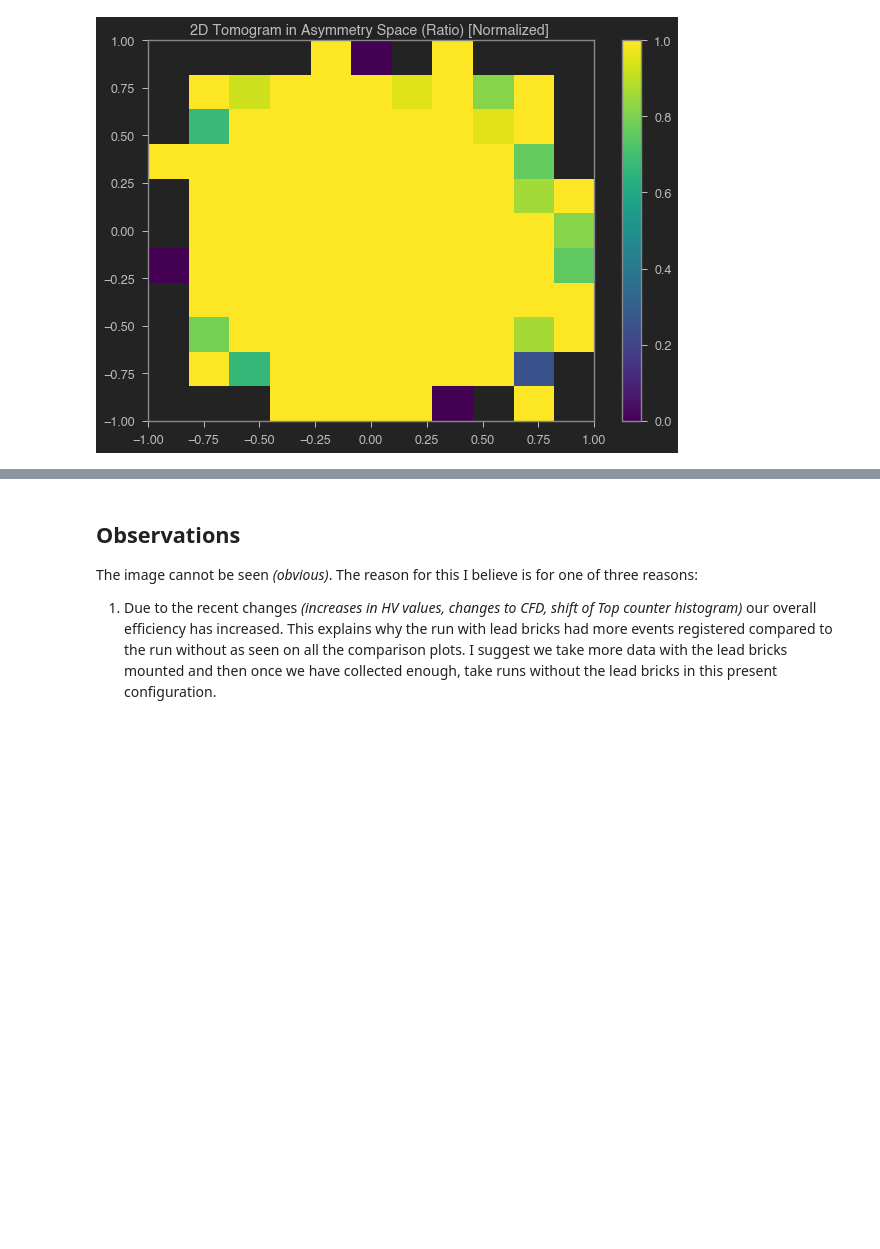
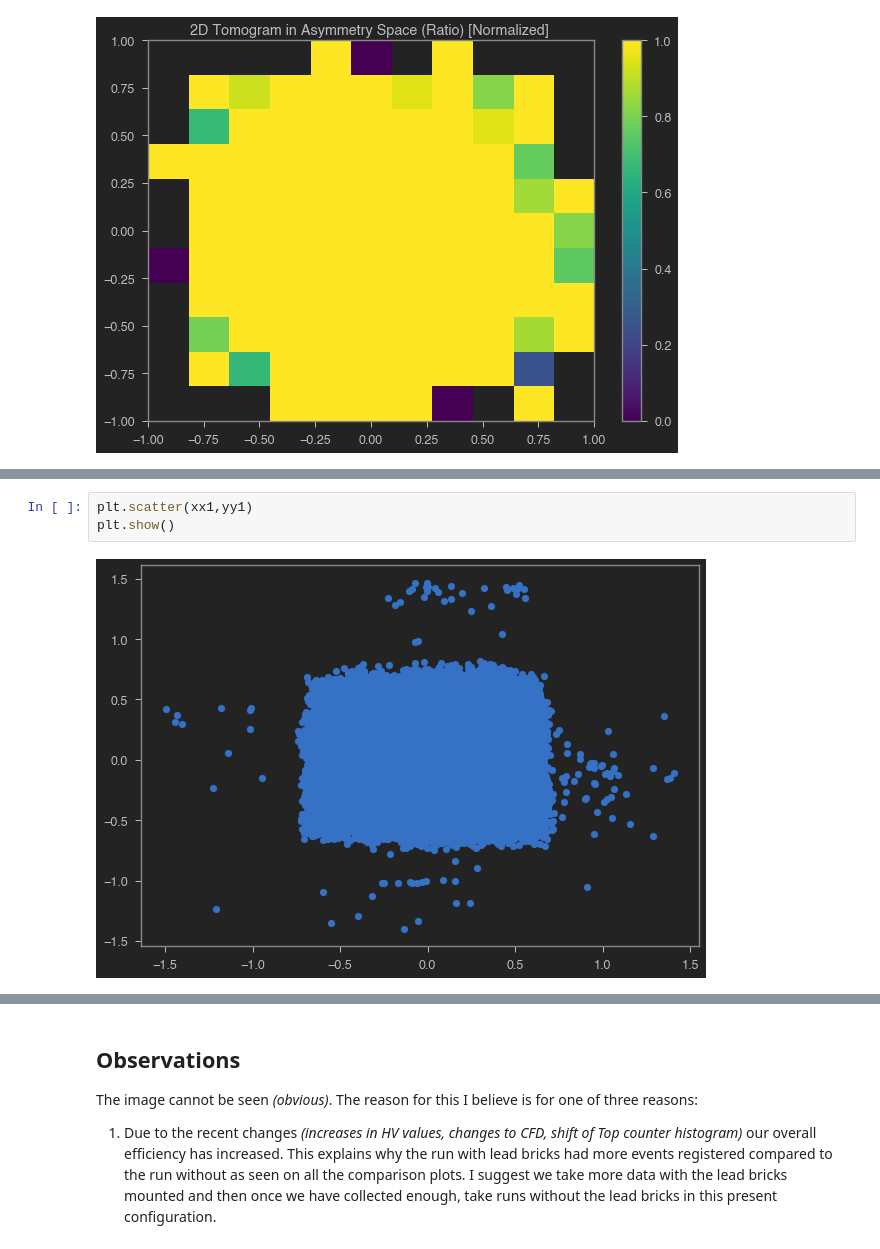
Before and after one commit to shanto268/HEP_DAQ, a Jupyter notebook: CrateAnalysis/leadBrickAna-new_lead_brick.ipynb, the cells around one changed output, grey strips where cells are left out. Drawn from its saved outputs; the diff is of its cells as text; blank space fills up the shorter version.

```diff
--- a/CrateAnalysis/leadBrickAna-new_lead_brick.ipynb
+++ b/CrateAnalysis/leadBrickAna-new_lead_brick.ipynb
@@ -176,0 +184,5 @@ plt.show()
+# %%
+plt.scatter(xx1,yy1)
+plt.show()
+# %% [output]
+[figure, added]
```
Also changed, not shown: parts of 12 cells of this notebook, 26 other files.
